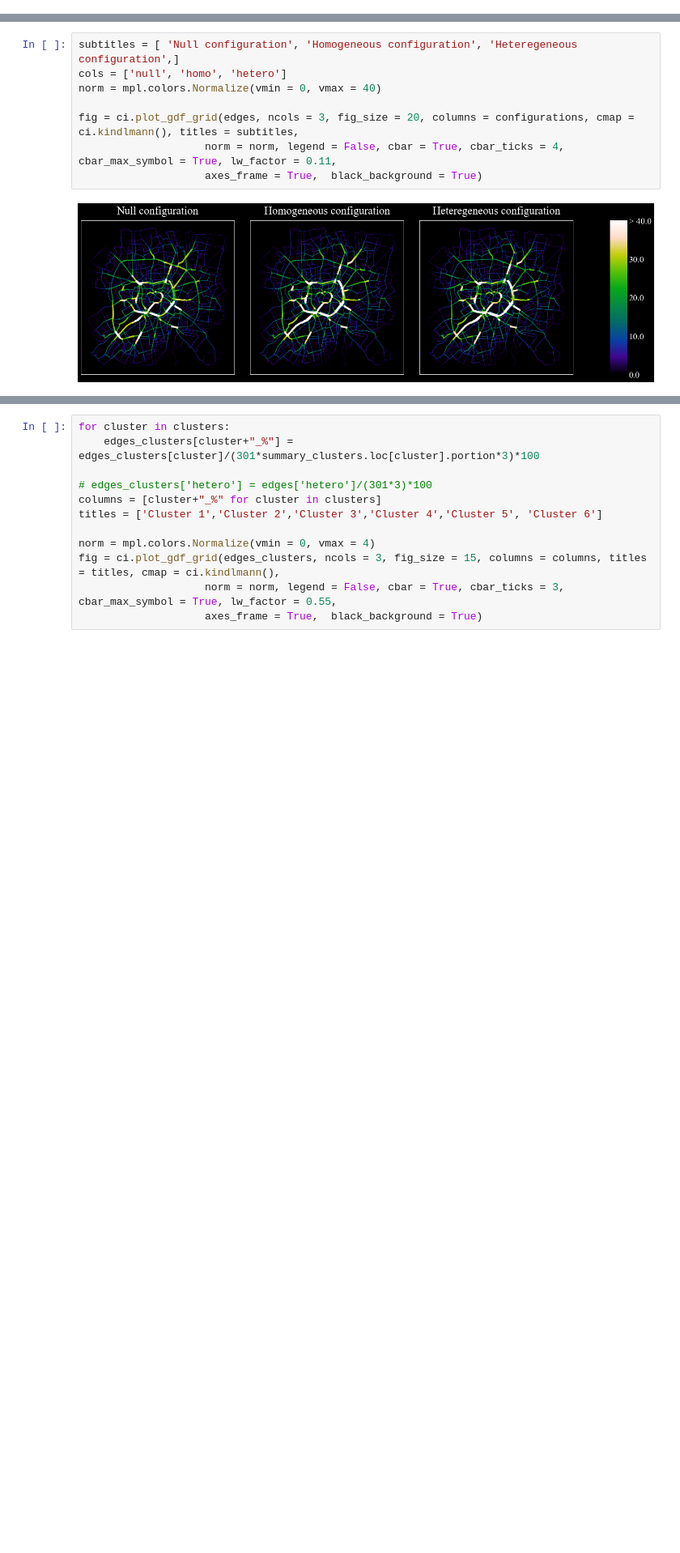
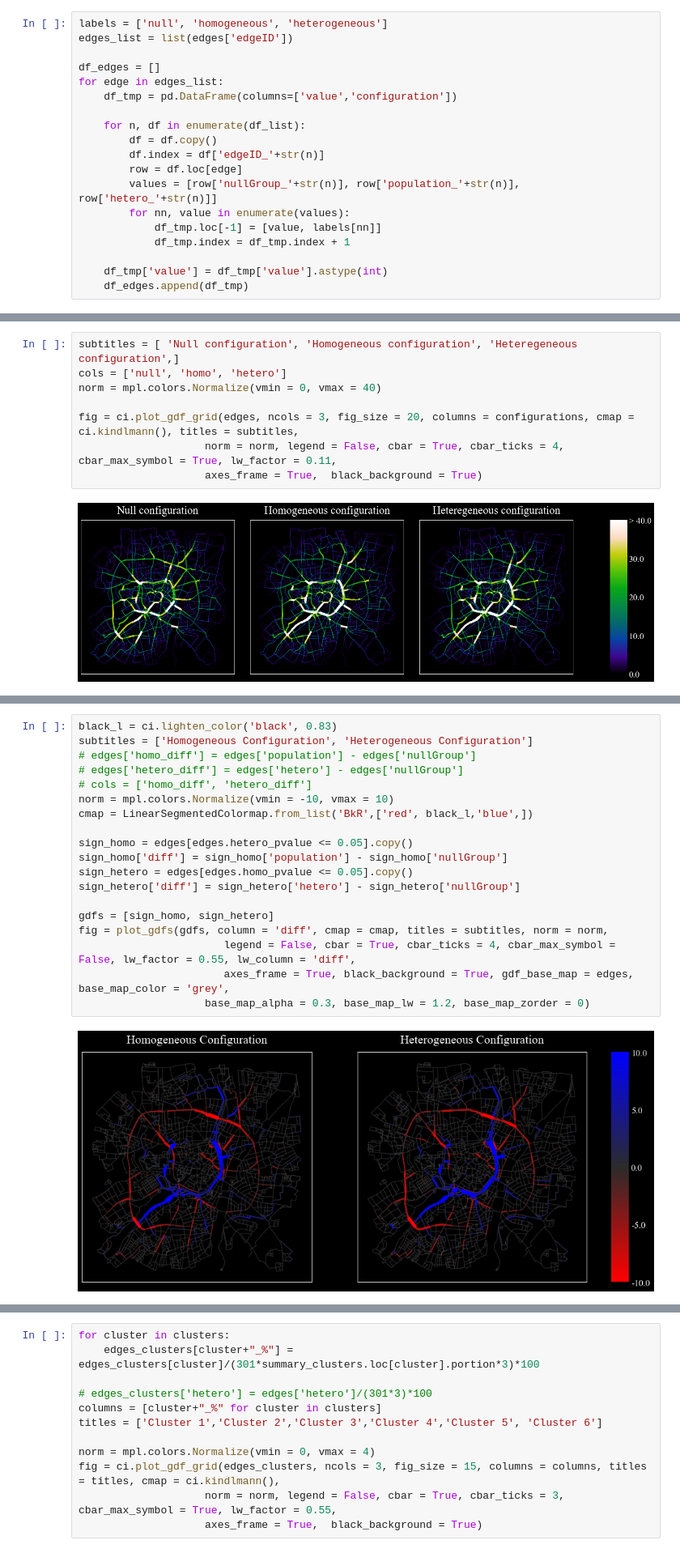
Before and after one commit to g-filomena/PedSimCity-Evaluation, a Jupyter notebook: 03-EmpiricalABM_Evaluation.ipynb, the cells around one changed output, grey strips where cells are left out. Shown at 81% size. Cells and saved outputs as stored; diff of their text form; blank space fills up the shorter version.

```diff
--- a/03-EmpiricalABM_Evaluation.ipynb
+++ b/03-EmpiricalABM_Evaluation.ipynb
@@ -69,0 +109,19 @@ edges = af.aggregate_runs(df_list, configurations, edges, ddof = 0)
+# %%
+labels = ['null', 'homogeneous', 'heterogeneous']
+edges_list = list(edges['edgeID'])
+
+df_edges = []
+for edge in edges_list:
+    df_tmp = pd.DataFrame(columns=['value','configuration'])
+
+    for n, df in enumerate(df_list):
+        df = df.copy()
+        df.index = df['edgeID_'+str(n)]
+        row = df.loc[edge]
+        values = [row['nullGroup_'+str(n)], row['population_'+str(n)], row['hetero_'+str(n)]]
+        for nn, value in enumerate(values):
+            df_tmp.loc[-1] = [value, labels[nn]]
+            df_tmp.index = df_tmp.index + 1
+
+    df_tmp['value'] = df_tmp['value'].astype(int)
+    df_edges.append(df_tmp)
@@ -285,0 +427,21 @@ edges['homo_diff'].max()
+# %%
+black_l = ci.lighten_color('black', 0.83)
+subtitles = ['Homogeneous Configuration', 'Heterogeneous Configuration']
+# edges['homo_diff'] = edges['population'] - edges['nullGroup']
+# edges['hetero_diff'] = edges['hetero'] - edges['nullGroup']
+# cols = ['homo_diff', 'hetero_diff']
+norm = mpl.colors.Normalize(vmin = -10, vmax = 10)
+cmap = LinearSegmentedColormap.from_list('BkR',['red', black_l,'blue',])
+
+sign_homo = edges[edges.hetero_pvalue <= 0.05].copy()
+sign_homo['diff'] = sign_homo['population'] - sign_homo['nullGroup']
+sign_hetero = edges[edges.homo_pvalue <= 0.05].copy()
+sign_hetero['diff'] = sign_hetero['hetero'] - sign_hetero['nullGroup']
+
+gdfs = [sign_homo, sign_hetero]
+fig = plot_gdfs(gdfs, column = 'diff', cmap = cmap, titles = subtitles, norm = norm,
+                       legend = False, cbar = True, cbar_ticks = 4, cbar_max_symbol = False, lw_factor = 0.55, lw_column = 'diff',
+                       axes_frame = True, black_background = True, gdf_base_map = edges, base_map_color = 'grey',
+                    base_map_alpha = 0.3, base_map_lw = 1.2, base_map_zorder = 0)
+# %% [output]
+[figure, added]
```
Also changed, not shown: parts of 40 cells of this notebook, 13 other files.
